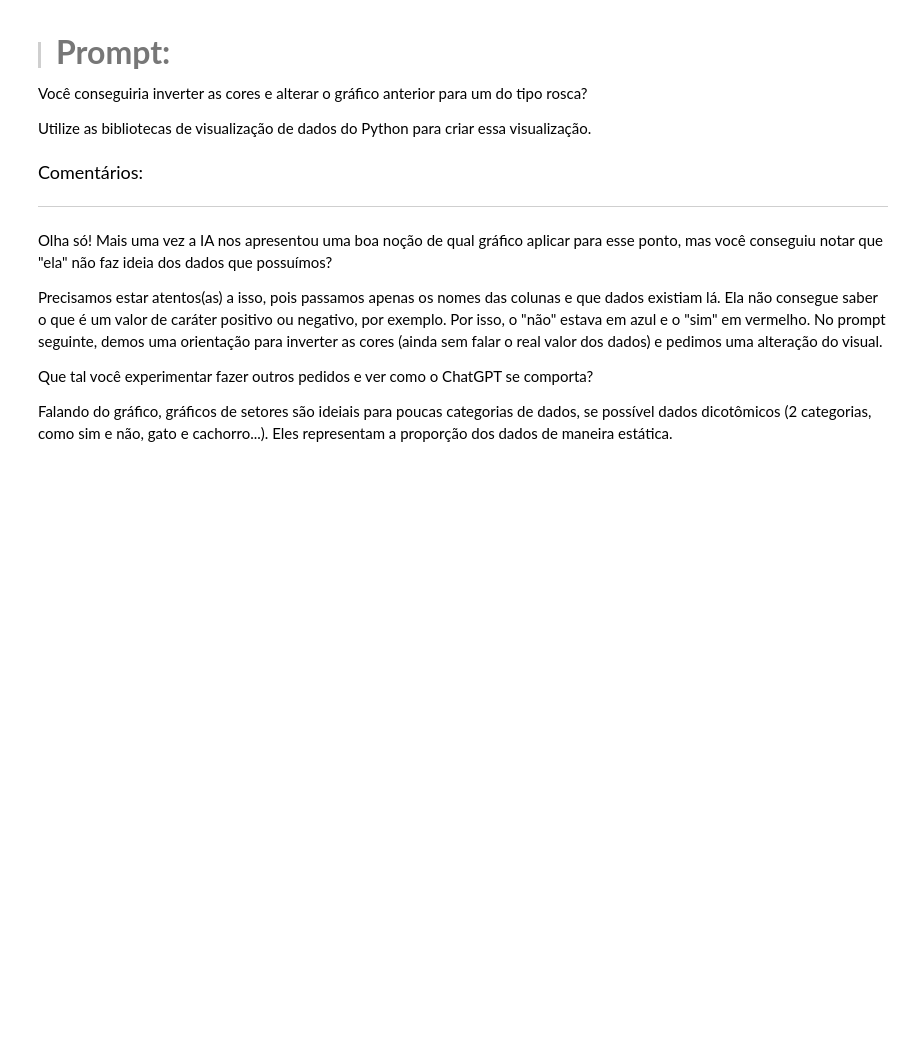
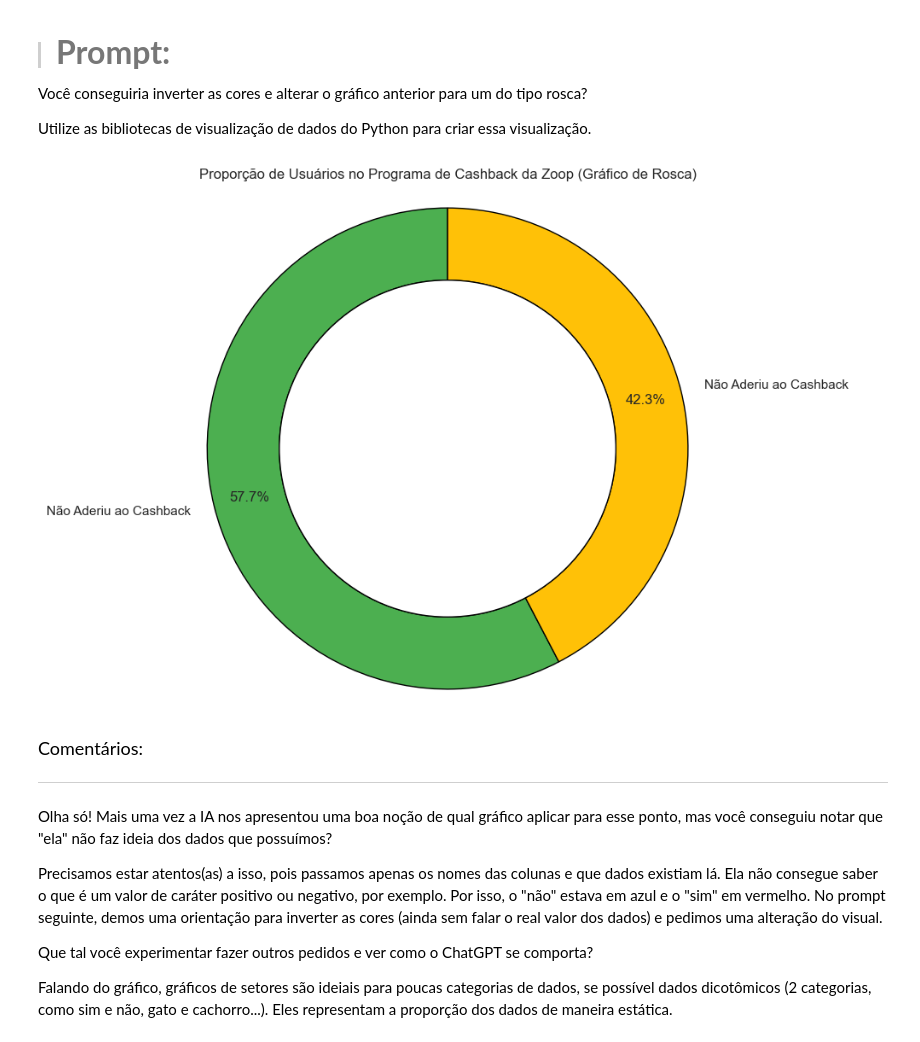
Before and after one commit to JCrpa/curso11_python_data_science_IA_dataviz, a Jupyter notebook: Projeto_Inicial_IA_aplicada_a_Data_Science.ipynb, the cells around one changed output. Saved outputs shown, nothing was run; the diff lists cells and outputs as text; code cells hidden in the pictures; blank space fills up the shorter version.

```diff
--- a/Projeto_Inicial_IA_aplicada_a_Data_Science.ipynb
+++ b/Projeto_Inicial_IA_aplicada_a_Data_Science.ipynb
@@ -881,6 +902,32 @@ Utilize as bibliotecas de visualização de dados do Python para criar essa visu
 Você conseguiria inverter as cores e alterar o gráfico anterior para um do tipo rosca?
 
 Utilize as bibliotecas de visualização de dados do Python para criar essa visualização.
+# %%
+# Amarelo para "Aderiu", Verde para "Não Aderiu"
+colors = [ '#4CAF50', '#FFC107']
+
+# Cria o gráfico de rosca (donut chart)
+plt.figure(figsize=(8, 8)) # Define o tamanho da figura
+plt.pie(
+    proporcoes_cashback, # Os valores a serem plotados
+    labels=labels,       # Os rótulos para cada fatia
+    autopct='%1.1f%%',   # Formato para exibir as porcentagens nas fatias (ex: 75.0%)
+    startangle=90,       # Ângulo inicial da primeira fatia (começa no topo)
+    colors=colors,       # As cores definidas
+    pctdistance=0.85,    # Distância das porcentagens do centro
+    wedgeprops=dict(width=0.3, edgecolor='black') # Propriedades para criar a "rosca" (largura da fatia e borda)
+)
+
+# Desenha um círculo branco no centro para criar o efeito de rosca
+centre_circle = plt.Circle((0,0), 0.70, fc='white', edgecolor='black')
+fig = plt.gcf()
+fig.gca().add_artist(centre_circle)
+
+plt.title('Proporção de Usuários no Programa de Cashback da Zoop (Gráfico de Rosca)') # Título do gráfico
+plt.axis('equal') # Garante que o gráfico seja desenhado como um círculo perfeito
+plt.show()
+# %% [output]
+[figure, added]
 # %% [markdown]
 <font color="7b71ff" size=4> Comentários: </font>
 
```
Also changed, not shown: parts of 6 cells of this notebook.
